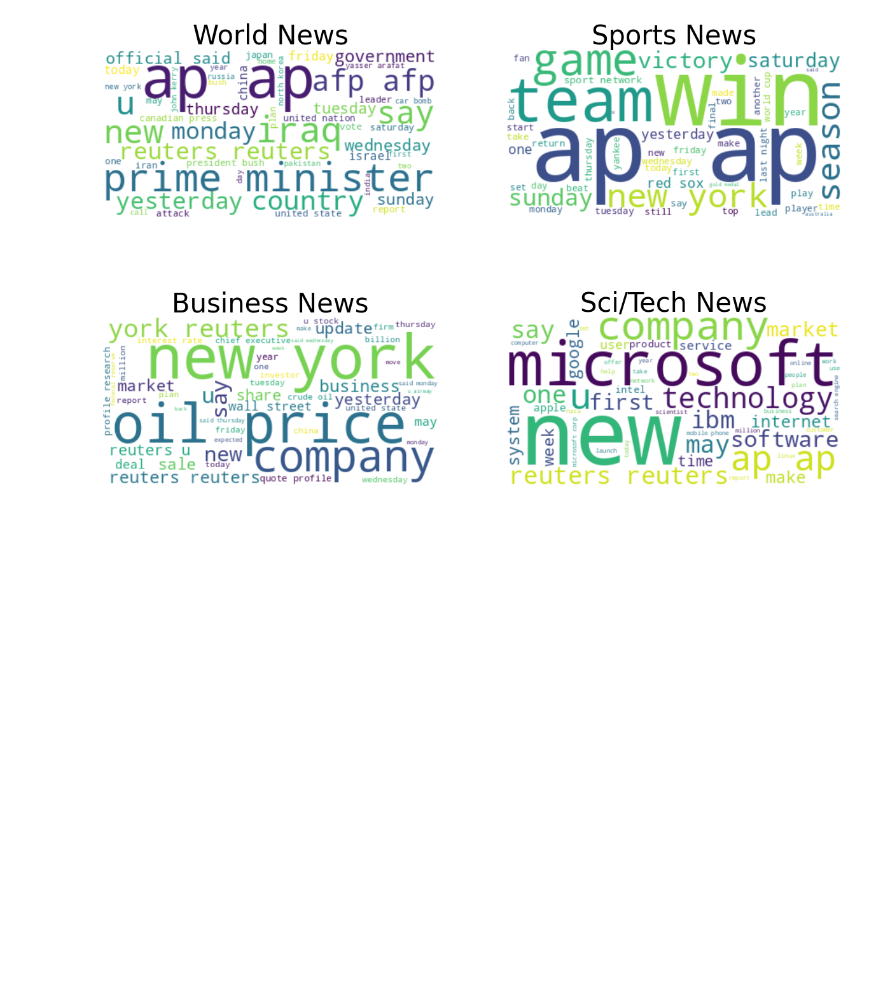
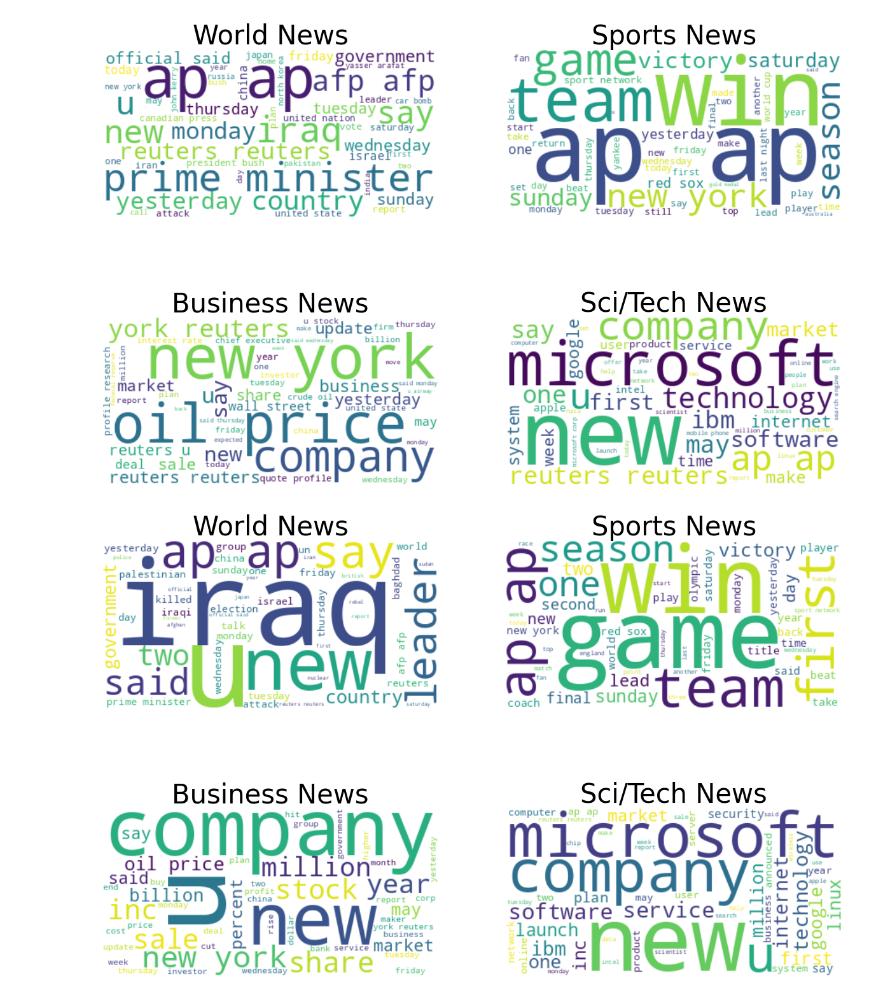
Before and after one commit to nickyu-zhu/DSC-210-Final-Project, a Jupyter notebook: text_processing.ipynb, the cells around one changed output. Drawn from its saved outputs; the diff is of its cells as text; code cells hidden in the pictures; blank space fills up the shorter version.

```diff
--- a/text_processing.ipynb
+++ b/text_processing.ipynb
@@ -223,7 +223,7 @@ import random
 
 random.seed(123)
 
-for i in range(10):
+for i in range(5):
     print(random.randint(0, len(train_df)), train_df["text"][i])
 # %% [output]
 6863 wall st bear claw back black reuters reuters shortsellers wall street dwindlingband ultracynics seeing green
@@ -279,3 +294,24 @@ for i in range(4):
 plt.show()
 # %% [output]
 [figure]
+# %%
+# use WordCloud to visualize the text
+from wordcloud import WordCloud
+from matplotlib import pyplot as plt
+
+# Creating a word cloud for each topic
+fig, axs = plt.subplots(2, 2, figsize=(15, 10))
+axs = axs.flatten()
+
+label_names = {0: 'World News', 1: 'Sports News', 2: 'Business News', 3: 'Sci/Tech News'}
+
+for i in range(4):
+    text = " ".join(test_df[test_df["label"] == i]["text"].tolist())
+    cloud = WordCloud(background_color="white", max_words=50).generate(text)
+    axs[i].imshow(cloud, interpolation='bilinear')
+    axs[i].set_title(label_names[i], fontsize=30)
+    axs[i].axis('off')
+
+plt.show()
+# %% [output]
+[figure, added]
```
Also changed, not shown: parts of 2 cells of this notebook.
